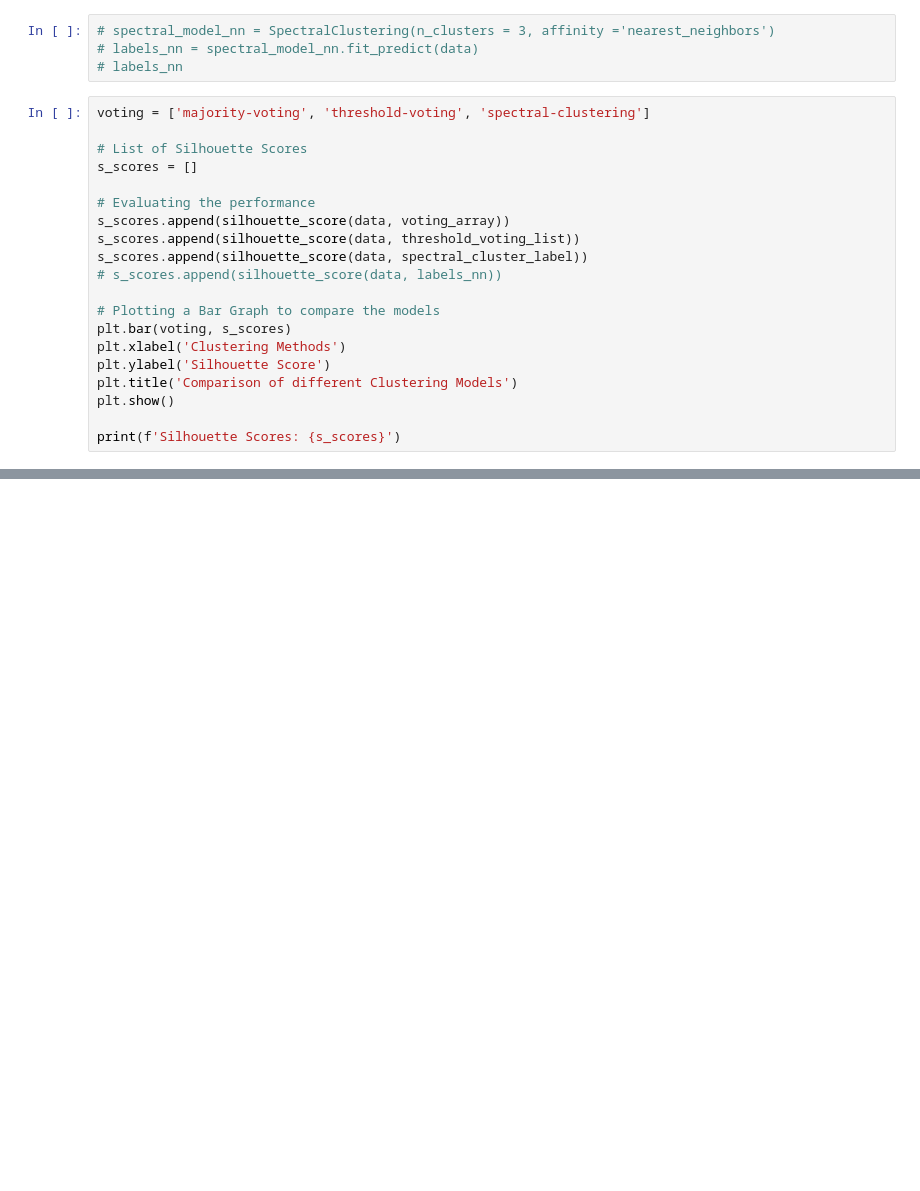
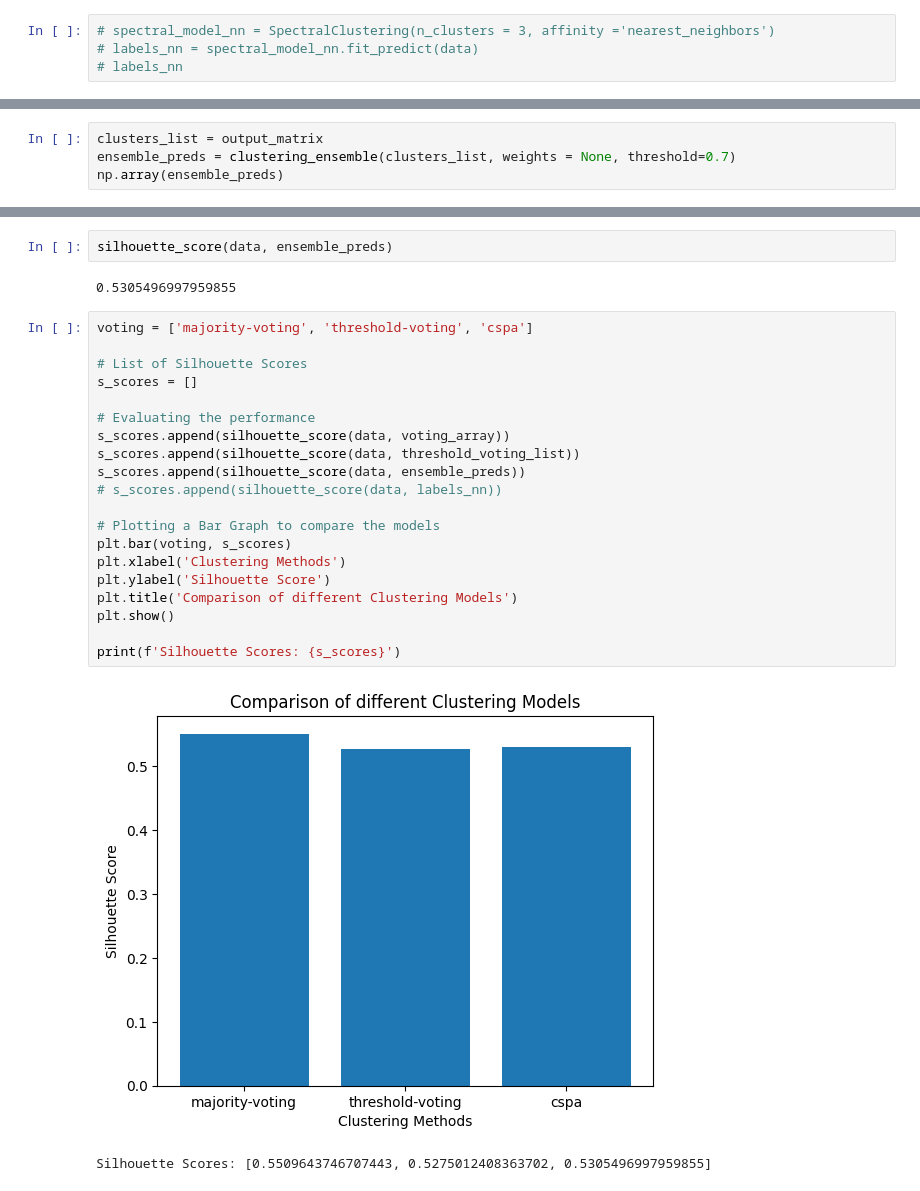
Before and after one commit to ankita-banerjee20/Cluster-Ensemble, a Jupyter notebook: iris.ipynb, the cells around one changed output, grey strips where cells are left out. Cells and saved outputs as stored; diff of their text form; blank space fills up the shorter version.

Commit message:
Added cspa

```diff
--- a/iris.ipynb
+++ b/iris.ipynb
@@ -267,23 +257,3 @@ array([0, 0, 0, 0, 0, 0, 0, 0, 0, 0, 0, 0, 0, 0, 0, 0, 0, 0, 0, 0, 0, 0,
 # spectral_model_nn = SpectralClustering(n_clusters = 3, affinity ='nearest_neighbors')
 # labels_nn = spectral_model_nn.fit_predict(data)
 # labels_nn
-# %%
-voting = ['majority-voting', 'threshold-voting', 'spectral-clustering']
-
-# List of Silhouette Scores
-s_scores = []
-
-# Evaluating the performance
-s_scores.append(silhouette_score(data, voting_array))
-s_scores.append(silhouette_score(data, threshold_voting_list))
-s_scores.append(silhouette_score(data, spectral_cluster_label))
-# s_scores.append(silhouette_score(data, labels_nn))
-
-# Plotting a Bar Graph to compare the models
-plt.bar(voting, s_scores)
-plt.xlabel('Clustering Methods')
-plt.ylabel('Silhouette Score')
-plt.title('Comparison of different Clustering Models')
-plt.show()
-
-print(f'Silhouette Scores: {s_scores}')
@@ -303,0 +382,4 @@ Silhouette Scoreof Spectral Cluster: 0.5550802152744265
+# %%
+clusters_list = output_matrix
+ensemble_preds = clustering_ensemble(clusters_list, weights = None, threshold=0.7)
+np.array(ensemble_preds)
@@ -303,0 +396,27 @@ Silhouette Scoreof Spectral Cluster: 0.5550802152744265
+# %%
+silhouette_score(data, ensemble_preds)
+# %% [output]
+0.5305496997959855
+# %%
+voting = ['majority-voting', 'threshold-voting', 'cspa']
+
+# List of Silhouette Scores
+s_scores = []
+
+# Evaluating the performance
+s_scores.append(silhouette_score(data, voting_array))
+s_scores.append(silhouette_score(data, threshold_voting_list))
+s_scores.append(silhouette_score(data, ensemble_preds))
+# s_scores.append(silhouette_score(data, labels_nn))
+
+# Plotting a Bar Graph to compare the models
+plt.bar(voting, s_scores)
+plt.xlabel('Clustering Methods')
+plt.ylabel('Silhouette Score')
+plt.title('Comparison of different Clustering Models')
+plt.show()
+
+print(f'Silhouette Scores: {s_scores}')
+# %% [output]
+[figure, added]
+Silhouette Scores: [0.5509643746707443, 0.5275012408363702, 0.5305496997959855]
```
Also changed, not shown: parts of 12 cells of this notebook.
